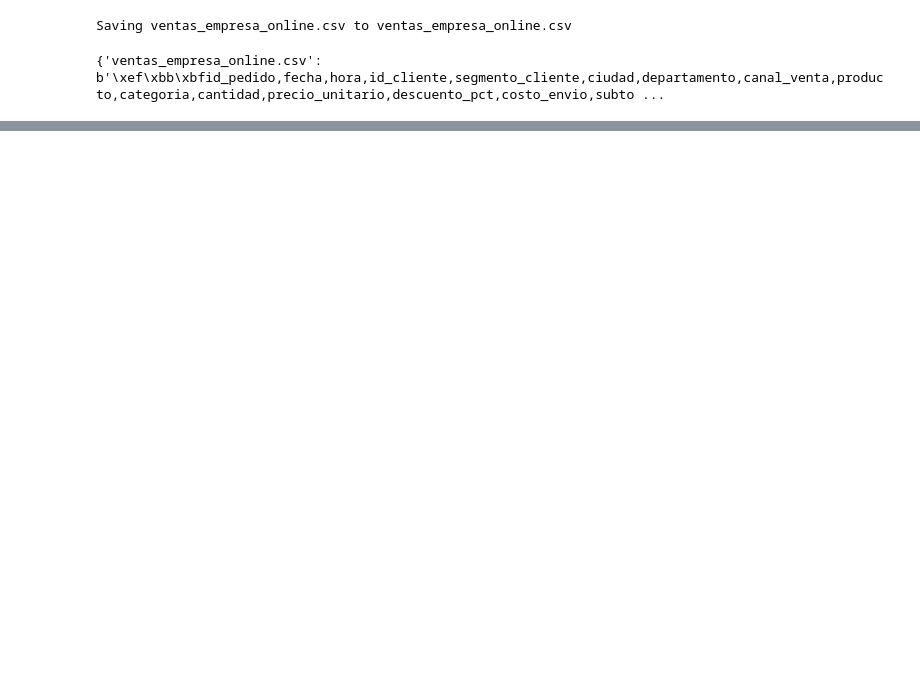
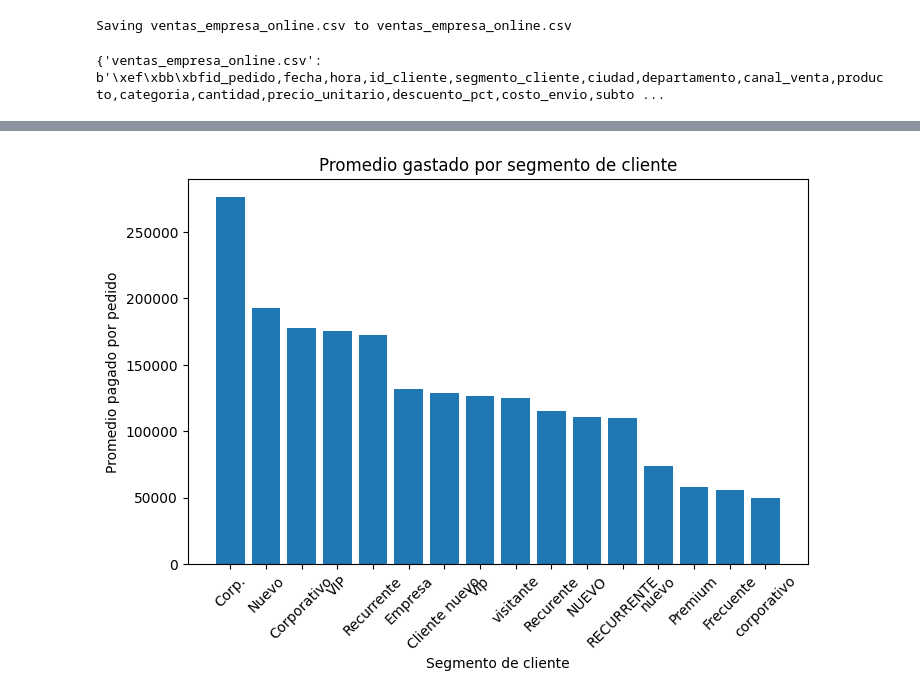
Before and after one commit to juan0898/BackendEstudiantes, a Jupyter notebook: Te_damos_la_bienvenida_a_Colaboratory.ipynb, the cells around one changed output, grey strips where cells are left out. Saved outputs shown, nothing was run; the diff lists cells and outputs as text; code cells hidden in the pictures; blank space fills up the shorter version.

```diff
--- a/Te_damos_la_bienvenida_a_Colaboratory.ipynb
+++ b/Te_damos_la_bienvenida_a_Colaboratory.ipynb
@@ -149,0 +380,2 @@ df[df.duplicated(keep=False)].sort_values("id_pedido").head(20)
+# %%
+df_clean = df_clean.drop_duplicates()
@@ -149,0 +1094,8 @@ df[df.duplicated(keep=False)].sort_values("id_pedido").head(20)
+# %%
+gasto_por_segmento = (
+    df_clean.groupby("segmento_cliente", as_index=False)["total_pagado"]
+    .mean()
+    .sort_values("total_pagado", ascending=False)
+)
+
+gasto_por_segmento
@@ -149,0 +1120,16 @@ df[df.duplicated(keep=False)].sort_values("id_pedido").head(20)
+# %%
+plt.figure(figsize=(8,5))
+
+plt.bar(
+    gasto_por_segmento["segmento_cliente"],
+    gasto_por_segmento["total_pagado"]
+)
+
+plt.title("Promedio gastado por segmento de cliente")
+plt.xlabel("Segmento de cliente")
+plt.ylabel("Promedio pagado por pedido")
+plt.xticks(rotation=45)
+
+plt.show()
+# %% [output]
+[figure, added]
```
Also changed, not shown: parts of 81 cells of this notebook.
